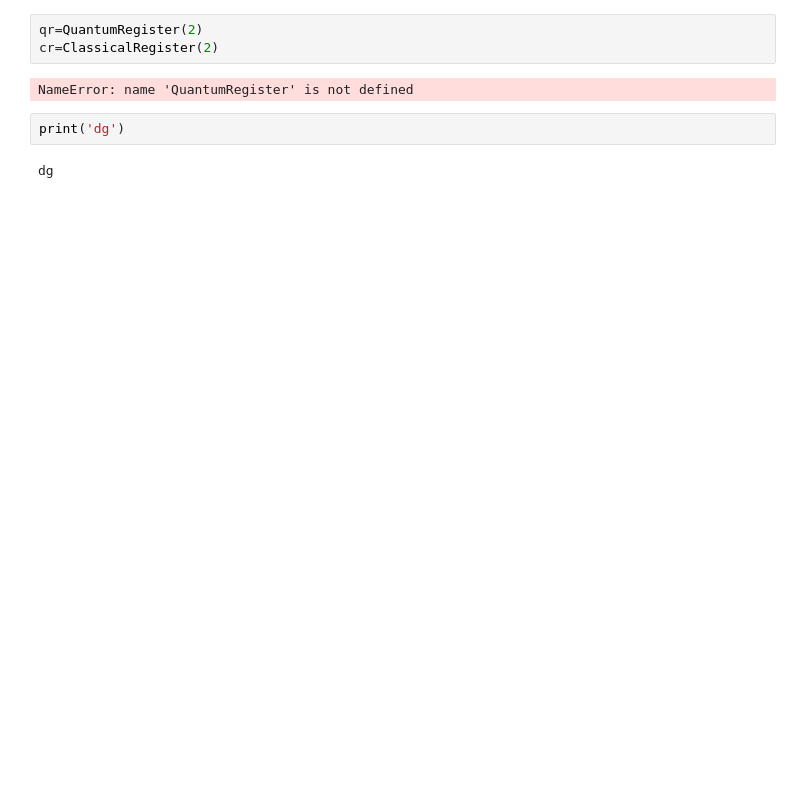
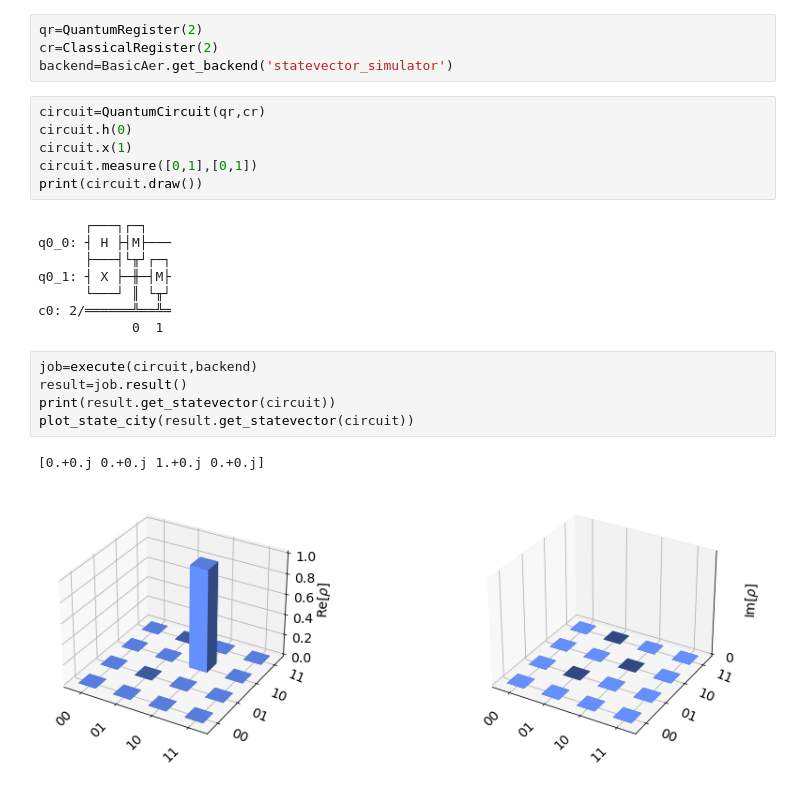
Before and after one commit to VOAGD/timemachine, a Jupyter notebook: qu.ipynb, the cells around one changed output. Cells and saved outputs as stored; diff of their text form; blank space fills up the shorter version.

```diff
--- a/qu.ipynb
+++ b/qu.ipynb
@@ -6,9 +4,26 @@ ValueError: numpy.ndarray size changed, may indicate binary incompatibility. Exp
 # %%
 qr=QuantumRegister(2)
 cr=ClassicalRegister(2)
+backend=BasicAer.get_backend('statevector_simulator')
-# %% [output]
-NameError: name 'QuantumRegister' is not defined
-# %%
-print('dg')
-# %% [output]
-dg
+# %%
+circuit=QuantumCircuit(qr,cr)
+circuit.h(0)
+circuit.x(1)
+circuit.measure([0,1],[0,1])
+print(circuit.draw())
+# %% [output]
+      ┌───┐┌─┐
+q0_0: ┤ H ├┤M├───
+      ├───┤└╥┘┌─┐
+q0_1: ┤ X ├─╫─┤M├
+      └───┘ ║ └╥┘
+c0: 2/══════╩══╩═
+            0  1
+# %%
+job=execute(circuit,backend)
+result=job.result()
+print(result.get_statevector(circuit))
+plot_state_city(result.get_statevector(circuit))
+# %% [output]
+[0.+0.j 0.+0.j 1.+0.j 0.+0.j]
+[figure, added]
```
Also changed, not shown: parts of 5 cells of this notebook.
